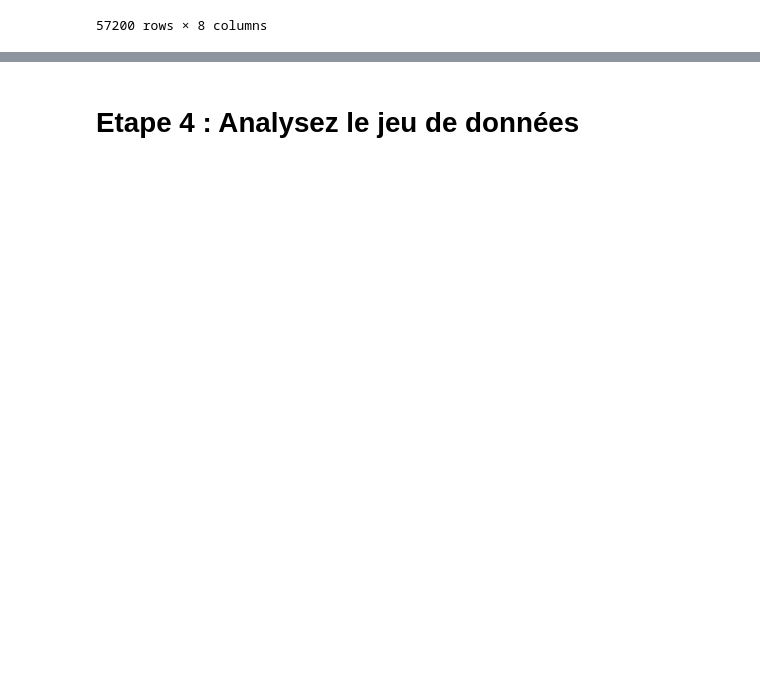
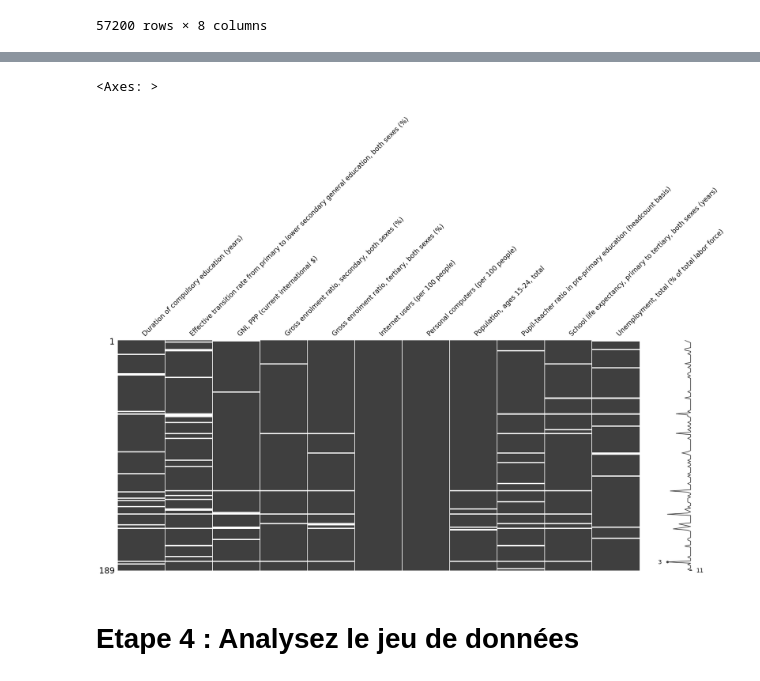
Before and after one commit to lalende/OpenClassRooms-Certification-Data-Scientist, a Jupyter notebook: Projet 2 - Analysez des données de systèmes éducatifs/Projet 2.ipynb, the cells around one changed output, grey strips where cells are left out. Saved outputs shown, nothing was run; the diff lists cells and outputs as text; code cells hidden in the pictures; blank space fills up the shorter version.

```diff
--- a/Projet 2 - Analysez des données de systèmes éducatifs/Projet 2.ipynb
+++ b/Projet 2 - Analysez des données de systèmes éducatifs/Projet 2.ipynb
@@ -1226,0 +1315,3 @@ data.reset_index()
+# %%
+data = data.pivot_table(index=["Country Code", "Country Name", "Region", "Income Group"], columns="Indicator Name", values="Value")
+data.reset_index()
@@ -1227,2 +1332,7 @@ data.reset_index()
+# %%
+msno.matrix(data)
+# %% [output]
+<Axes: >
+[figure, added]
 # %% [markdown]
 # Etape 4 : Analysez le jeu de données
```
Also changed, not shown: parts of 36 cells of this notebook.
